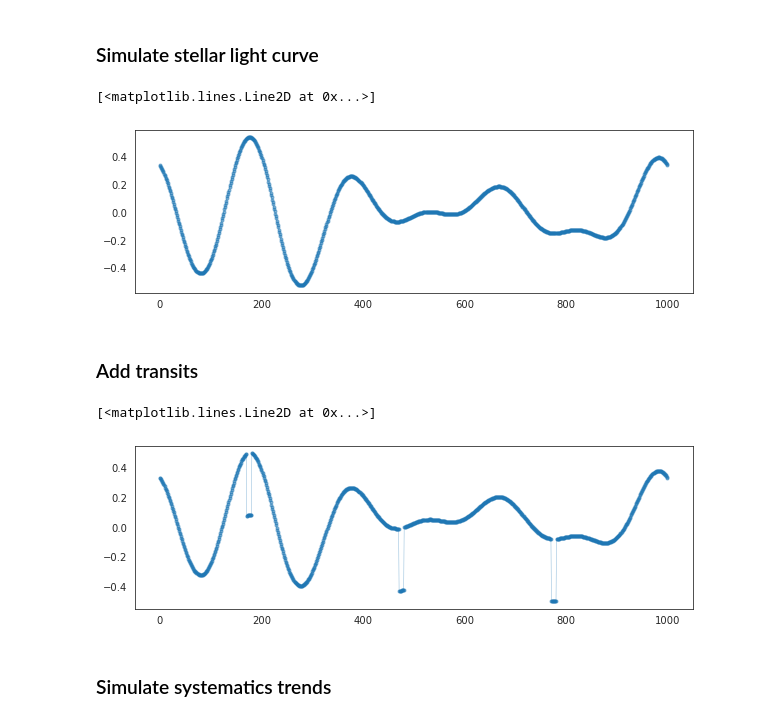
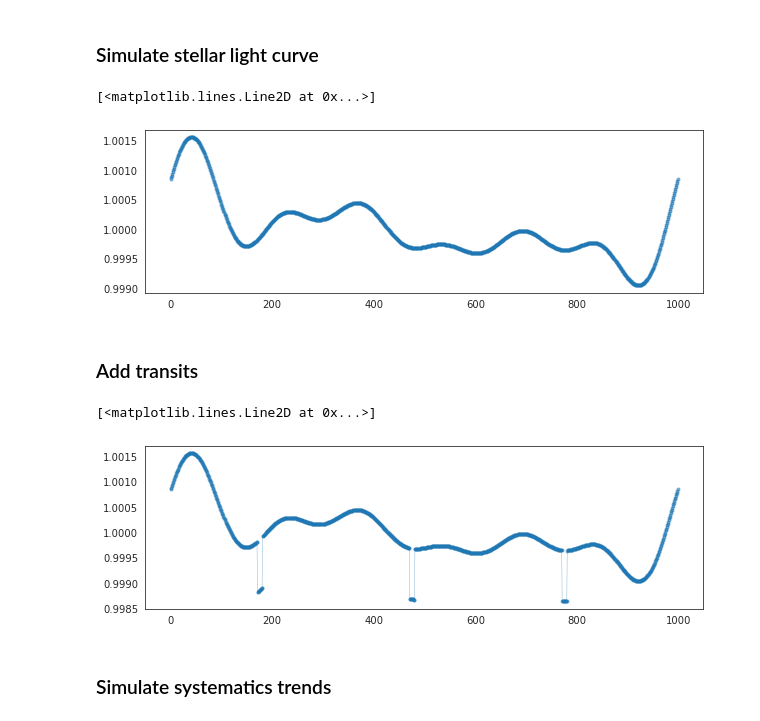
Before and after one commit to saigrain/republic, a Jupyter notebook: sim/test_simple.ipynb, the cells around one changed output. Saved outputs shown, nothing was run; the diff lists cells and outputs as text; code cells hidden in the pictures.

```diff
--- a/sim/test_simple.ipynb
+++ b/sim/test_simple.ipynb
@@ -27,32 +28,33 @@ t = np.arange(K)[::step] # time array
 # %%
 M = 6
 importlib.reload(rv)
-A_basis = rv.mk_basis(t, M, basis = 'sin', include_bias = False, doplot=False, normalise = True)
+A_basis = rv.mk_basis(t, M, basis = 'fourier', include_bias = False, doplot=False, normalise = True)
+M = A_basis.shape[0]
 a = np.random.uniform(size=M) / M
-A_true = np.dot(a,A_basis)
+A_true = np.dot(a,A_basis) * 0.003 + 1
 plt.figure(figsize=(10,3))
 plt.plot(t,A_true,'C0.-',lw=0.5,alpha=0.5)
 # %% [output]
 [<matplotlib.lines.Line2D at 0x...>]
-[figure, old version]
+[figure, new version]
 # %% [markdown]
 ### Add transits
 # %%
 ptr = 300
 t0tr = 175
 dutr = 10
-detr = 0.5
+detr = 0.001
 phtr = ((t-t0tr)%ptr)/ptr
 phtr[phtr>0.5] -= 1
 l = abs(phtr) <= (dutr/ptr/2)
-A_true[l] -= detr
-amin, amax = A_true.min(), A_true.max()
-A_true = (A_true - amin) / (amax - amin) - 0.5
-
+A_true[l] *= 1-detr
+#amin, amax = A_true.min(), A_true.max()
+#A_true = (A_true - amin) / (amax - amin) - 0.5
+#A_true -= 1
 plt.figure(figsize=(10,3))
 plt.plot(t,A_true,'C0.-',lw=0.5,alpha=0.5)
 # %% [output]
 [<matplotlib.lines.Line2D at 0x...>]
-[figure, old version]
+[figure, new version]
 # %% [markdown]
 ### Simulate systematics trends
```
Also changed, not shown: parts of 21 cells of this notebook, 2 other files.
